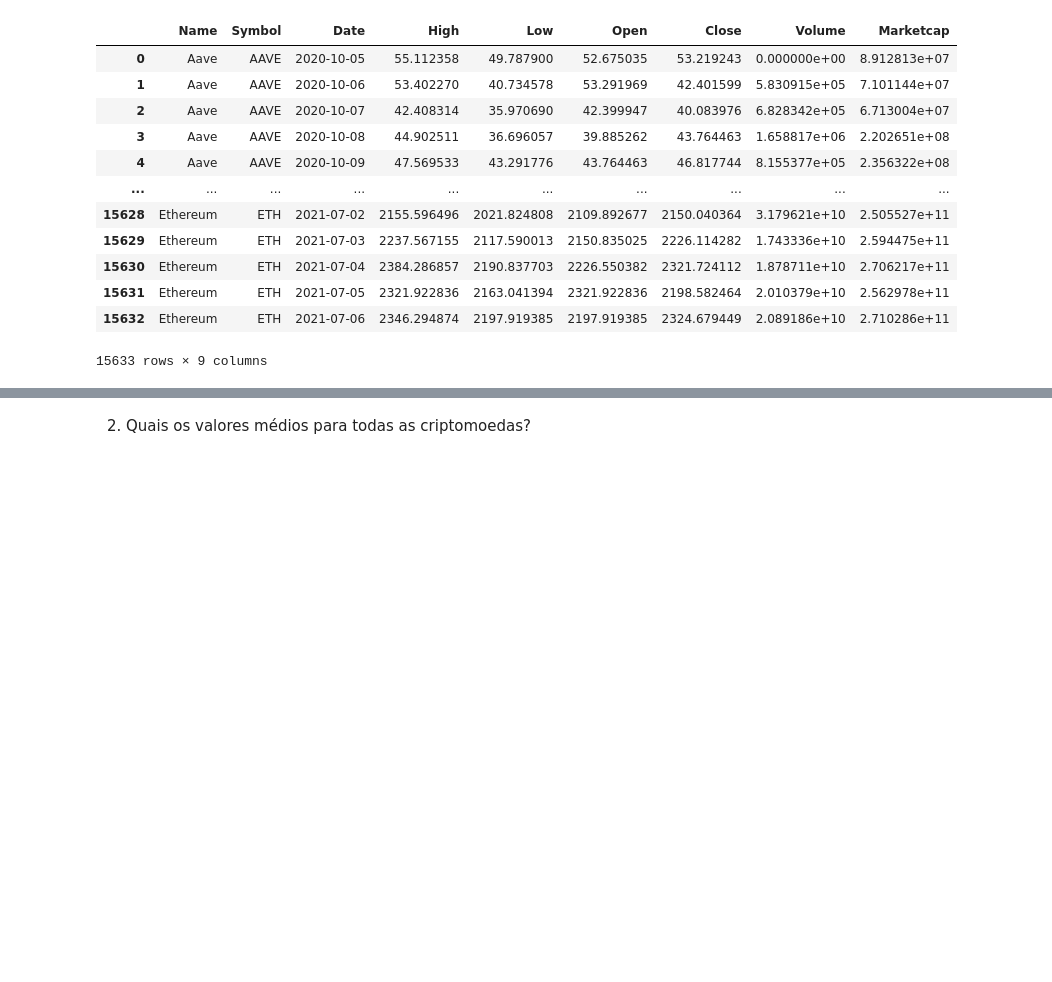
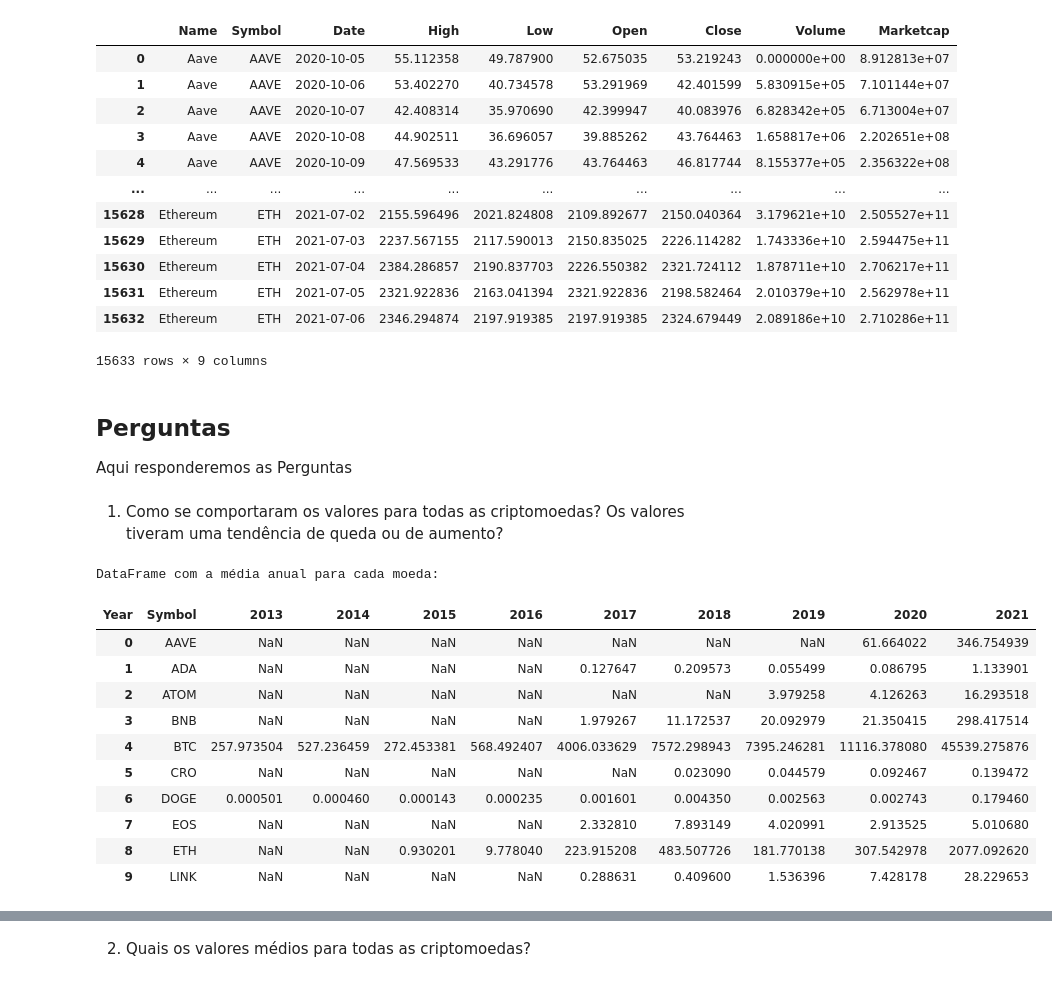
Before and after one commit to samgomes0305/Quantum-Group-of-Funds, a Jupyter notebook: default_file.ipynb, the cells around one changed output, grey strips where cells are left out. Drawn from its saved outputs; the diff is of its cells as text; code cells hidden in the pictures; blank space fills up the shorter version.

Commit message:
adicionando a pergunta 1 e organizando colab file

```diff
--- a/default_file.ipynb
+++ b/default_file.ipynb
@@ -27,3 +37,33 @@ df
 # %%
 # Converte para tipo datetime
 df['Date'] = pd.to_datetime(df['Date'])
+# %% [markdown]
+## Perguntas
+Aqui responderemos as Perguntas
+# %% [markdown]
+1. Como se comportaram os valores para todas as criptomoedas? Os valores tiveram uma tendência de queda ou de aumento?
+# %%
+# Extraindo o ano de cada registro
+df['Year'] = df['Date'].dt.year
+
+# Agrupando os dados por ano e moeda e calcular a média dos valores na coluna "Close"
+average_df = df.groupby(['Symbol', 'Year'])['Close'].mean().reset_index()
+
+# Reformatando o DataFrame para ter a coluna "Symbol" e os anos com os valores médios de cada moeda no ano x
+pivot_df = average_df.pivot(index='Symbol', columns='Year', values='Close').reset_index()
+
+print("DataFrame com a média anual para cada moeda:")
+display(pivot_df)
+# %% [output]
+DataFrame com a média anual para cada moeda:
+| Year | Symbol | 2013 | 2014 | 2015 | 2016 | 2017 | 2018 | 2019 | 2020 | 2021 |
+| 0 | AAVE | NaN | NaN | NaN | NaN | NaN | NaN | NaN | 61.664022 | 346.754939 |
+| 1 | ADA | NaN | NaN | NaN | NaN | 0.127647 | 0.209573 | 0.055499 | 0.086795 | 1.133901 |
+| 2 | ATOM | NaN | NaN | NaN | NaN | NaN | NaN | 3.979258 | 4.126263 | 16.293518 |
+| 3 | BNB | NaN | NaN | NaN | NaN | 1.979267 | 11.172537 | 20.092979 | 21.350415 | 298.417514 |
+| 4 | BTC | 257.973504 | 527.236459 | 272.453381 | 568.492407 | 4006.033629 | 7572.298943 | 7395.246281 | 11116.378080 | 45539.275876 |
+| 5 | CRO | NaN | NaN | NaN | NaN | NaN | 0.023090 | 0.044579 | 0.092467 | 0.139472 |
+| 6 | DOGE | 0.000501 | 0.000460 | 0.000143 | 0.000235 | 0.001601 | 0.004350 | 0.002563 | 0.002743 | 0.179460 |
+| 7 | EOS | NaN | NaN | NaN | NaN | 2.332810 | 7.893149 | 4.020991 | 2.913525 | 5.010680 |
+| 8 | ETH | NaN | NaN | 0.930201 | 9.778040 | 223.915208 | 483.507726 | 181.770138 | 307.542978 | 2077.092620 |
+| 9 | LINK | NaN | NaN | NaN | NaN | 0.288631 | 0.409600 | 1.536396 | 7.428178 | 28.229653 |
```
Also changed, not shown: parts of 17 cells of this notebook.
